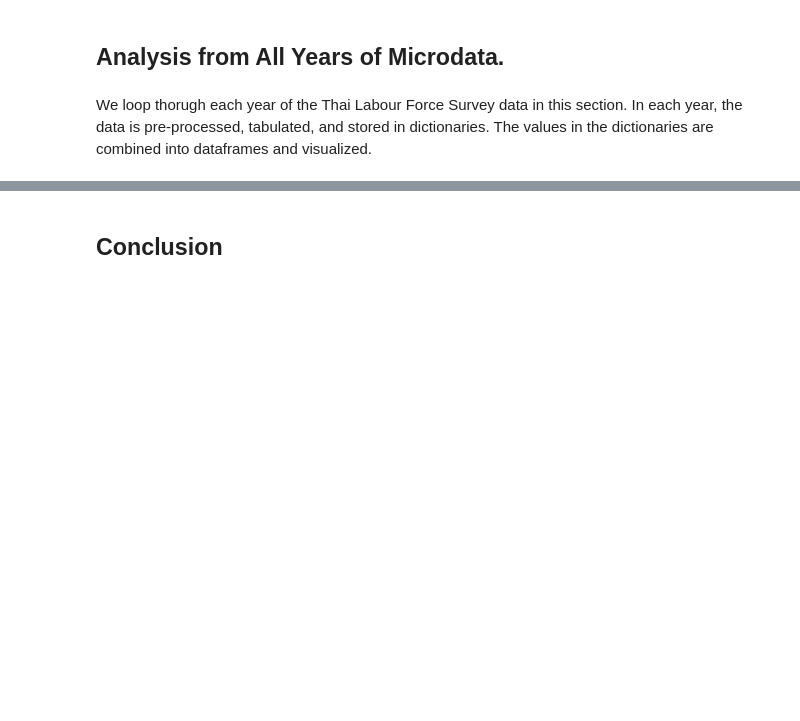
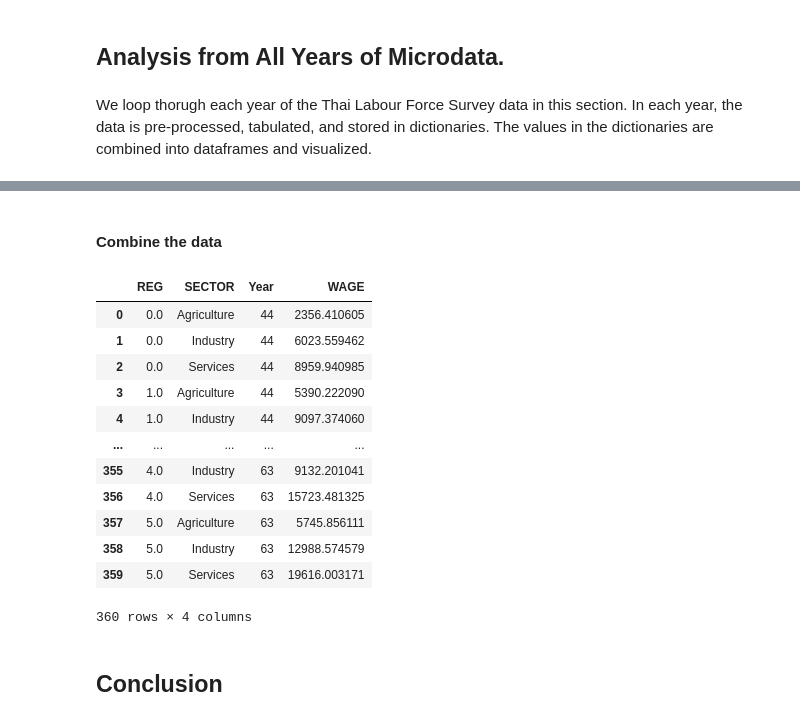
Before and after one commit to PhakphumJ/Scientific-Python, a Jupyter notebook: ScientificPython_FinalProject_PJ.ipynb, the cells around one changed output, grey strips where cells are left out. Saved outputs shown, nothing was run; the diff lists cells and outputs as text; code cells hidden in the pictures; blank space fills up the shorter version.

Commit message:
Combine data all years.

```diff
--- a/ScientificPython_FinalProject_PJ.ipynb
+++ b/ScientificPython_FinalProject_PJ.ipynb
@@ -721,6 +708,17 @@ def TAB_EDU(LFS):
         LFS_EDU_REG_TOTAL.sort_values(by=['REG', 'EDCODE_NEW'], inplace=True, ignore_index = True)
 
         return LFS_EDU_REG_TOTAL
+# %%
+### Function for calculating the average wage for each sector.
+def avg_wage(LFS):
+    ### Compute weigthed average wage for each sector.
+    LFS_SEC_WAGE = LFS[LFS.PERMONTH != 99999].dropna(subset = ["PERMONTH"]).groupby(["REG", "SECTOR"]).apply(lambda x: np.average(x["PERMONTH"], weights = x["WT"])).reset_index(name = "WAGE")
+    LFS_SEC_WAGE_NAT = LFS[LFS.PERMONTH != 99999].dropna(subset = ["PERMONTH"]).groupby(["SECTOR"]).apply(lambda x: np.average(x["PERMONTH"], weights = x["WT"])).reset_index(name = "WAGE")
+    LFS_SEC_WAGE_NAT["REG"] = 0
+    LFS_SEC_WAGE_NAT = LFS_SEC_WAGE_NAT[LFS_SEC_WAGE.columns]
+    LFS_SEC_WAGE = pd.concat([LFS_SEC_WAGE_NAT, LFS_SEC_WAGE]).reset_index(drop=True)
+
+    return LFS_SEC_WAGE
 # %% [markdown]
 ## Analysis from All Years of Microdata.
 # %% [markdown]
@@ -727,0 +826,12 @@ We loop thorugh each year of the Thai Labour Force Survey data in this section.
+# %%
+### Annualize the data. Make dictionaries.
+## Total Number.
+LFS56to63_ALL_AGE_SEC_annual_num = annualize(LFS_56to63_ALL_AGE_SEC, "WT")
+LFS56to63_ALL_AGE_EDU_annual_num = annualize(LFS_56to63_ALL_AGE_EDU, "WT")
+
+## Percentage.
+LFS56to63_ALL_AGE_SEC_annual_pct = annualize(LFS_56to63_ALL_AGE_SEC, "Percentage")
+LFS56to63_ALL_AGE_EDU_annual_pct = annualize(LFS_56to63_ALL_AGE_EDU, "Percentage")
+
+## Average wage.
+LFS56to63_WAGE_SEC_annual = annualize(LFS_56to63_WAGE_SEC, "WAGE")
@@ -728,2 +924,39 @@ We loop thorugh each year of the Thai Labour Force Survey data in this section.
+# %% [markdown]
+#### Combine the data
+# %%
+### Combine dictionaries into one.
+
+All_YEAR_ALL_AGE_SEC_annual_num = {**LFS44to55_ALL_AGE_SEC_num, **LFS56to63_ALL_AGE_SEC_annual_num}
+All_YEAR_ALL_AGE_EDU_annual_num = {**LFS44to55_ALL_AGE_EDU_num, **LFS56to63_ALL_AGE_EDU_annual_num}
+
+All_YEAR_ALL_AGE_SEC_annual_pct = {**LFS44to55_ALL_AGE_SEC_pct, **LFS56to63_ALL_AGE_SEC_annual_pct}
+All_YEAR_ALL_AGE_EDU_annual_pct = {**LFS44to55_ALL_AGE_EDU_pct, **LFS56to63_ALL_AGE_EDU_annual_pct}
+
+All_YEAR_WAGE_SEC_annual = {**LFS44to55_WAGE_SEC, **LFS56to63_WAGE_SEC_annual}
+# %%
+### Concat each year's data into one dataframe.
+All_YEAR_ALL_AGE_SEC_annual_num_final = pd.concat(All_YEAR_ALL_AGE_SEC_annual_num.values(), ignore_index = True)
+All_YEAR_ALL_AGE_EDU_annual_num_final = pd.concat(All_YEAR_ALL_AGE_EDU_annual_num.values(), ignore_index = True)
+
+All_YEAR_ALL_AGE_SEC_annual_pct_final = pd.concat(All_YEAR_ALL_AGE_SEC_annual_pct.values(), ignore_index = True)
+All_YEAR_ALL_AGE_EDU_annual_pct_final = pd.concat(All_YEAR_ALL_AGE_EDU_annual_pct.values(), ignore_index = True)
+
+All_YEAR_WAGE_SEC_annual_final = pd.concat(All_YEAR_WAGE_SEC_annual.values(), ignore_index = True)
+# %%
+All_YEAR_WAGE_SEC_annual_final
+# %% [output]
+|  | REG | SECTOR | Year | WAGE |
+| 0 | 0.0 | Agriculture | 44 | 2356.410605 |
+| 1 | 0.0 | Industry | 44 | 6023.559462 |
+| 2 | 0.0 | Services | 44 | 8959.940985 |
+| 3 | 1.0 | Agriculture | 44 | 5390.222090 |
+| 4 | 1.0 | Industry | 44 | 9097.374060 |
+| ... | ... | ... | ... | ... |
+| 355 | 4.0 | Industry | 63 | 9132.201041 |
+| 356 | 4.0 | Services | 63 | 15723.481325 |
+| 357 | 5.0 | Agriculture | 63 | 5745.856111 |
+| 358 | 5.0 | Industry | 63 | 12988.574579 |
+| 359 | 5.0 | Services | 63 | 19616.003171 |
+360 rows × 4 columns
 # %% [markdown]
 ## Conclusion
```
Also changed, not shown: parts of 12 cells of this notebook.
